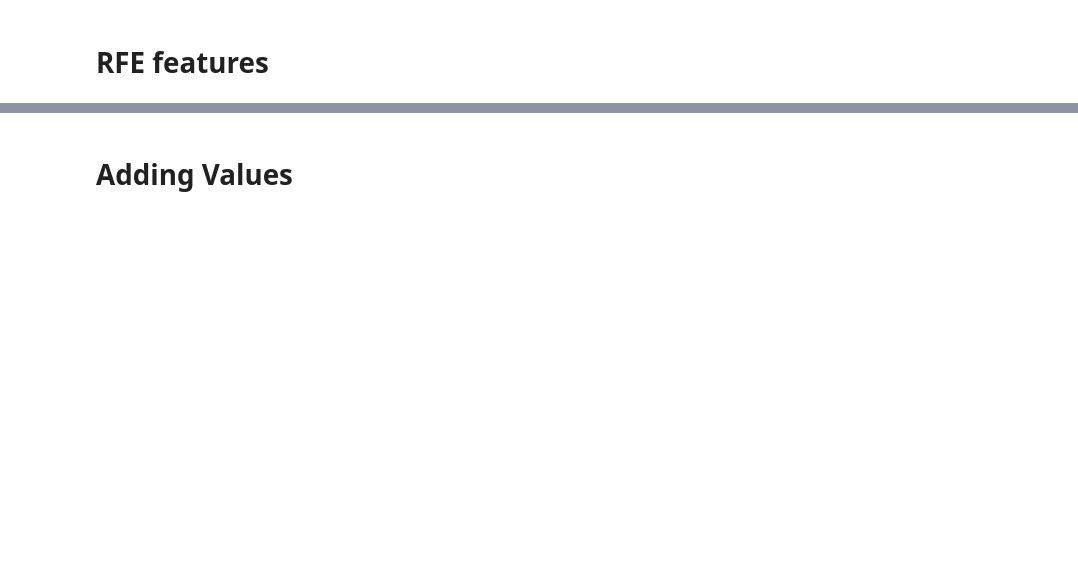
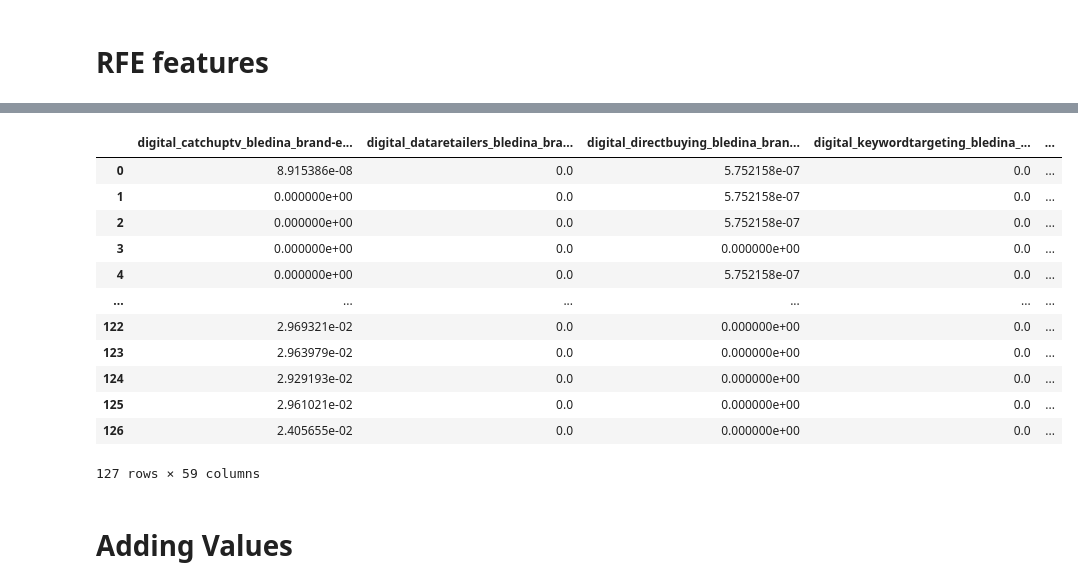
Before and after one commit to Quest-360/Danone_France, a Jupyter notebook: 22-04-2023-RFE.ipynb, the cells around one changed output, grey strips where cells are left out. Saved outputs shown, nothing was run; the diff lists cells and outputs as text; code cells hidden in the pictures; blank space fills up the shorter version.

```diff
--- a/22-04-2023-RFE.ipynb
+++ b/22-04-2023-RFE.ipynb
@@ -347,3 +383,19 @@ RangeIndex(start=0, stop=59, step=1)
+# %%
+X_train
+# %% [output]
+|  | digital_catchuptv_bledina_brand-e... | digital_dataretailers_bledina_bra... | digital_directbuying_bledina_bran... | digital_keywordtargeting_bledina_... | ... |
+| 0 | 8.915386e-08 | 0.0 | 5.752158e-07 | 0.0 | ... |
+| 1 | 0.000000e+00 | 0.0 | 5.752158e-07 | 0.0 | ... |
+| 2 | 0.000000e+00 | 0.0 | 5.752158e-07 | 0.0 | ... |
+| 3 | 0.000000e+00 | 0.0 | 0.000000e+00 | 0.0 | ... |
+| 4 | 0.000000e+00 | 0.0 | 5.752158e-07 | 0.0 | ... |
+| ... | ... | ... | ... | ... | ... |
+| 122 | 2.969321e-02 | 0.0 | 0.000000e+00 | 0.0 | ... |
+| 123 | 2.963979e-02 | 0.0 | 0.000000e+00 | 0.0 | ... |
+| 124 | 2.929193e-02 | 0.0 | 0.000000e+00 | 0.0 | ... |
+| 125 | 2.961021e-02 | 0.0 | 0.000000e+00 | 0.0 | ... |
+| 126 | 2.405655e-02 | 0.0 | 0.000000e+00 | 0.0 | ... |
+127 rows × 59 columns
 # %%
 X_train = X_train[selected_features]
 # %% [markdown]
```
Also changed, not shown: parts of 52 cells of this notebook.
